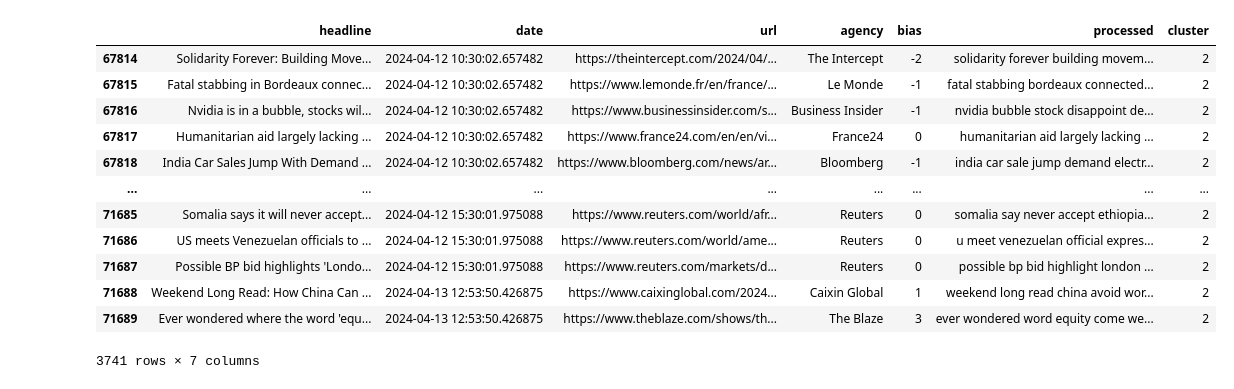
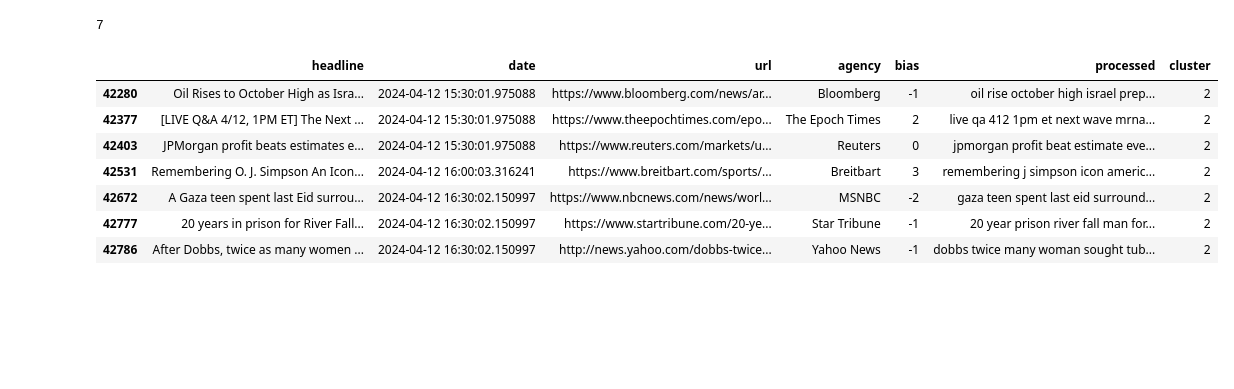
Before and after one commit to mas-4/maudlin2, a Jupyter notebook: dev/hdbscan.ipynb, the cells around one changed output. Drawn from its saved outputs; the diff is of its cells as text; code cells hidden in the pictures; blank space fills up the shorter version.

Commit message:
Clustering algorithm finally found

```diff
--- a/dev/hdbscan.ipynb
+++ b/dev/hdbscan.ipynb
@@ -4,10 +4,18 @@ import numpy as np
 from app.models import Session, Headline, Article, Agency, Topic
 import pandas as pd
 from datetime import datetime as dt, timedelta as td
+from app.utils.constants import Constants, Country
+from app.utils.config import Config
+from sqlalchemy import or_
 
 
 with Session() as s:
-    headlines = s.query(Headline.processed, Headline.first_accessed, Article.url, Topic.name, Agency.name, Agency._bias).join(Headline.article).join(Article.agency).join(Article.topic).filter(Article.first_accessed > dt.now() - td(days=7)).all()
+    headlines = s.query(Headline.processed, Headline.first_accessed, Article.url, Topic.name, Agency.name, Agency._bias)\
+        .join(Headline.article).join(Article.agency).join(Article.topic)\
+        .filter(
+            Article.first_accessed > dt.now() - td(days=7),
+            or_(Agency._country==Country.us.value, Agency.name.in_(Config.exempted_foreign_media))
+        ).all()
 topic_df = pd.DataFrame(headlines, columns=['headline', 'date', 'url', 'topic', 'agency', 'bias'])
 topic_df.head()
 # %% [output]
@@ -18,6 +28,11 @@ WHERE article.first_accessed > ?]
 # %%
 with Session() as s:
-    headlines = s.query(Headline.processed, Headline.first_accessed, Article.url, Agency.name, Agency._bias).join(Headline.article).join(Article.agency).filter(Article.first_accessed > dt.now() - td(days=7)).all()
+    headlines = s.query(Headline.processed, Headline.first_accessed, Article.url, Agency.name, Agency._bias)\
+        .join(Headline.article).join(Article.agency)\
+        .filter(
+            Article.first_accessed > dt.now() - td(days=7),
+            or_(Agency._country==Country.us.value, Agency.name.in_(Config.exempted_foreign_media))
+        ).all()
 df = pd.DataFrame(headlines, columns=['headline', 'date', 'url', 'agency', 'bias'])
 # %%
 len(df)
@@ -41,7 +56,8 @@ def preprocess(text):
 from sklearn.feature_extraction.text import TfidfVectorizer
 
 df['processed'] = df['headline'].apply(preprocess)
+print(len(df))
 # get the first 3000 samples
 samples = df.sample(25000)
-vectorizer = TfidfVectorizer(min_df=2, max_df=0.5, ngram_range=(1, 2))
+vectorizer = TfidfVectorizer(ngram_range=(1, 2))
 tfidf_matrix = vectorizer.fit_transform(samples['processed'])
@@ -85,0 +91,6 @@ Number of clusters: 5
+# %%
+import hdbscan
+today_clusterer = hdbscan.HDBSCAN(min_cluster_size=5, min_samples=5, cluster_selection_epsilon=0.000001, cluster_selection_method='leaf')
+today_labels = today_clusterer.fit_predict(today_tfidf)
+today_df['cluster'] = today_labels
+print("Number of clusters:", len(today_df['cluster'].unique()))
@@ -86,16 +129,14 @@ Number of clusters: 5
 # %%
-today_df[today_df['cluster'] == 2]
+cluster = today_df[today_df['cluster'] == 2]
+print(len(cluster))
+cluster
 # %% [output]
+7
 |  | headline | date | url | agency | bias | processed | cluster |
-| 67814 | Solidarity Forever: Building Move... | 2024-04-12 10:30:02.657482 | https://theintercept.com/2024/04/... | The Intercept | -2 | solidarity forever building movem... | 2 |
-| 67815 | Fatal stabbing in Bordeaux connec... | 2024-04-12 10:30:02.657482 | https://www.lemonde.fr/en/france/... | Le Monde | -1 | fatal stabbing bordeaux connected... | 2 |
-| 67816 | Nvidia is in a bubble, stocks wil... | 2024-04-12 10:30:02.657482 | https://www.businessinsider.com/s... | Business Insider | -1 | nvidia bubble stock disappoint de... | 2 |
-| 67817 | Humanitarian aid largely lacking ... | 2024-04-12 10:30:02.657482 | https://www.france24.com/en/en/vi... | France24 | 0 | humanitarian aid largely lacking ... | 2 |
-| 67818 | India Car Sales Jump With Demand ... | 2024-04-12 10:30:02.657482 | https://www.bloomberg.com/news/ar... | Bloomberg | -1 | india car sale jump demand electr... | 2 |
-| ... | ... | ... | ... | ... | ... | ... | ... |
-| 71685 | Somalia says it will never accept... | 2024-04-12 15:30:01.975088 | https://www.reuters.com/world/afr... | Reuters | 0 | somalia say never accept ethiopia... | 2 |
-| 71686 | US meets Venezuelan officials to ... | 2024-04-12 15:30:01.975088 | https://www.reuters.com/world/ame... | Reuters | 0 | u meet venezuelan official expres... | 2 |
-| 71687 | Possible BP bid highlights 'Londo... | 2024-04-12 15:30:01.975088 | https://www.reuters.com/markets/d... | Reuters | 0 | possible bp bid highlight london ... | 2 |
-| 71688 | Weekend Long Read: How China Can ... | 2024-04-13 12:53:50.426875 | https://www.caixinglobal.com/2024... | Caixin Global | 1 | weekend long read china avoid wor... | 2 |
-| 71689 | Ever wondered where the word 'equ... | 2024-04-13 12:53:50.426875 | https://www.theblaze.com/shows/th... | The Blaze | 3 | ever wondered word equity come we... | 2 |
+| 42280 | Oil Rises to October High as Isra... | 2024-04-12 15:30:01.975088 | https://www.bloomberg.com/news/ar... | Bloomberg | -1 | oil rise october high israel prep... | 2 |
+| 42377 | [LIVE Q&A 4/12, 1PM ET] The Next ... | 2024-04-12 15:30:01.975088 | https://www.theepochtimes.com/epo... | The Epoch Times | 2 | live qa 412 1pm et next wave mrna... | 2 |
+| 42403 | JPMorgan profit beats estimates e... | 2024-04-12 15:30:01.975088 | https://www.reuters.com/markets/u... | Reuters | 0 | jpmorgan profit beat estimate eve... | 2 |
+| 42531 | Remembering O. J. Simpson An Icon... | 2024-04-12 16:00:03.316241 | https://www.breitbart.com/sports/... | Breitbart | 3 | remembering j simpson icon americ... | 2 |
+| 42672 | A Gaza teen spent last Eid surrou... | 2024-04-12 16:30:02.150997 | https://www.nbcnews.com/news/worl... | MSNBC | -2 | gaza teen spent last eid surround... | 2 |
+| 42777 | 20 years in prison for River Fall... | 2024-04-12 16:30:02.150997 | https://www.startribune.com/20-ye... | Star Tribune | -1 | 20 year prison river fall man for... | 2 |
+| 42786 | After Dobbs, twice as many women ... | 2024-04-12 16:30:02.150997 | http://news.yahoo.com/dobbs-twice... | Yahoo News | -1 | dobbs twice many woman sought tub... | 2 |
-3741 rows × 7 columns
```
Also changed, not shown: parts of 16 cells of this notebook, 1 other file.
